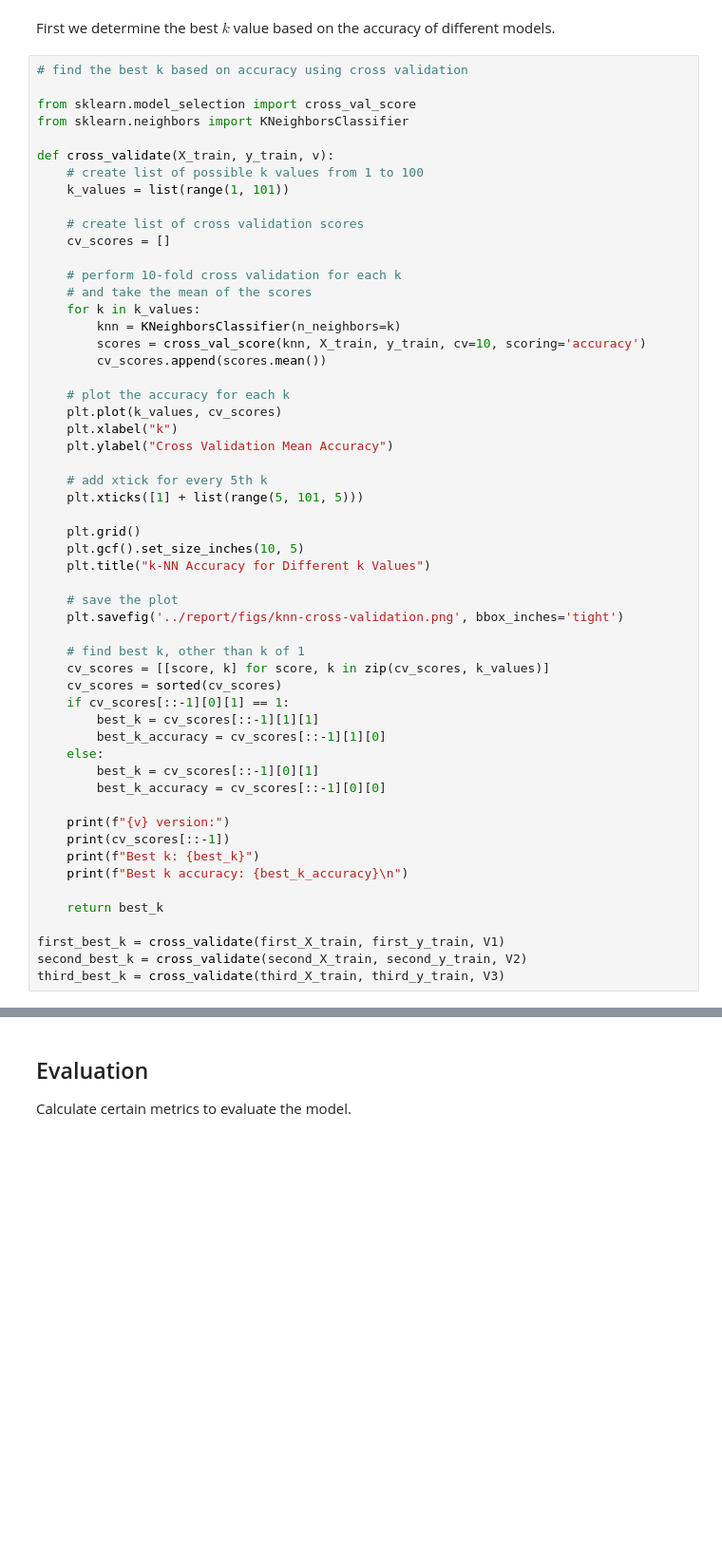
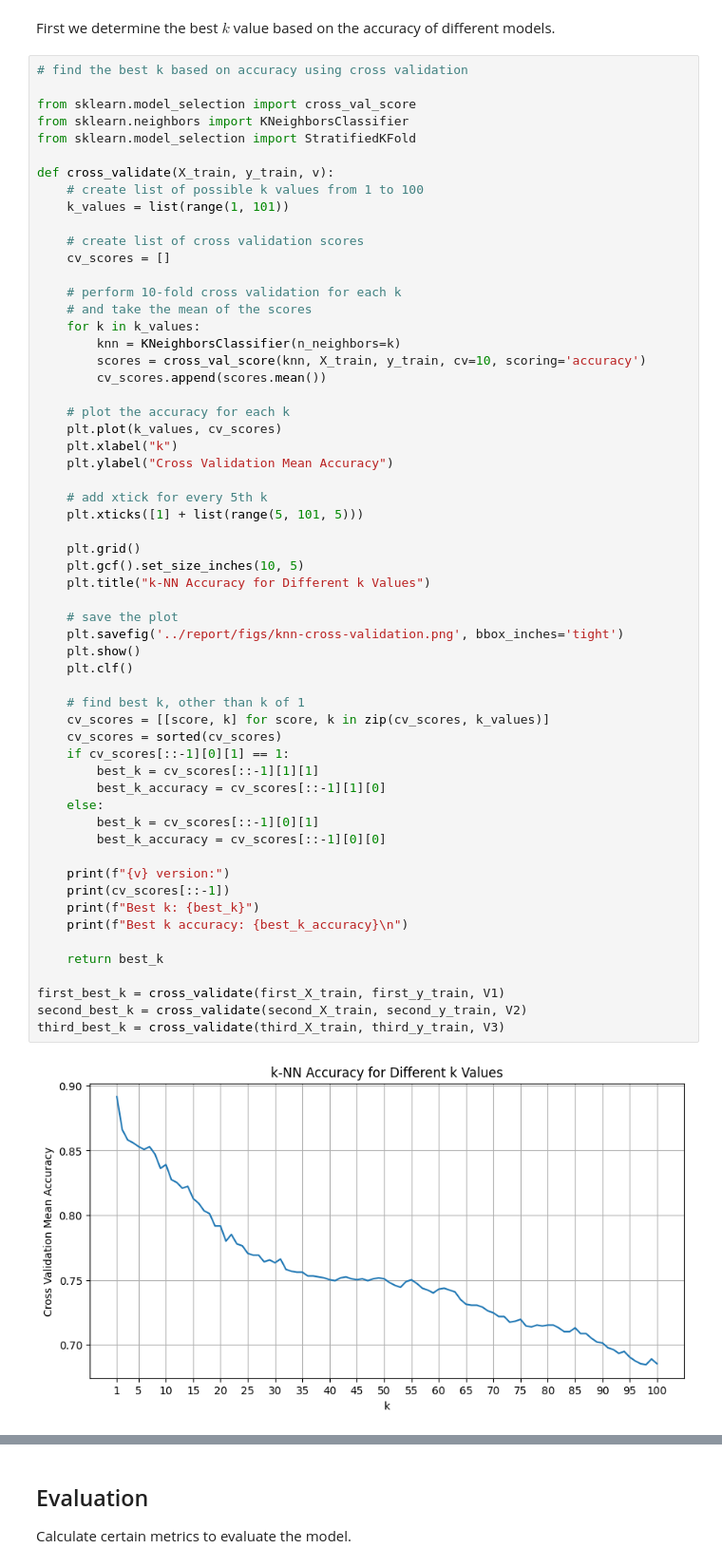
Before and after one commit to d4vidsha/food-groups-classification-model, a Jupyter notebook: src/knn.ipynb, the cells around one changed output, grey strips where cells are left out. Shown at 95% size. Drawn from its saved outputs; the diff is of its cells as text; blank space fills up the shorter version.

```diff
--- a/src/knn.ipynb
+++ b/src/knn.ipynb
@@ -87,6 +130,7 @@ First we determine the best $k$ value based on the accuracy of different models.
 
 from sklearn.model_selection import cross_val_score
 from sklearn.neighbors import KNeighborsClassifier
+from sklearn.model_selection import StratifiedKFold
 
 def cross_validate(X_train, y_train, v):
     # create list of possible k values from 1 to 100
@@ -110,30 +154,34 @@ def cross_validate(X_train, y_train, v):
     # add xtick for every 5th k
     plt.xticks([1] + list(range(5, 101, 5)))
 
     plt.grid()
     plt.gcf().set_size_inches(10, 5)
     plt.title("k-NN Accuracy for Different k Values")
 
     # save the plot
     plt.savefig('../report/figs/knn-cross-validation.png', bbox_inches='tight')
+    plt.show()
+    plt.clf()
 
     # find best k, other than k of 1
     cv_scores = [[score, k] for score, k in zip(cv_scores, k_values)]
     cv_scores = sorted(cv_scores)
     if cv_scores[::-1][0][1] == 1:
         best_k = cv_scores[::-1][1][1]
         best_k_accuracy = cv_scores[::-1][1][0]
     else:
         best_k = cv_scores[::-1][0][1]
         best_k_accuracy = cv_scores[::-1][0][0]
 
     print(f"{v} version:")
     print(cv_scores[::-1])
     print(f"Best k: {best_k}")
     print(f"Best k accuracy: {best_k_accuracy}\n")
 
     return best_k
 
 first_best_k = cross_validate(first_X_train, first_y_train, V1)
 second_best_k = cross_validate(second_X_train, second_y_train, V2)
 third_best_k = cross_validate(third_X_train, third_y_train, V3)
+# %% [output]
+[figure, added]
```
Also changed, not shown: parts of 9 cells of this notebook, 1 other file.
